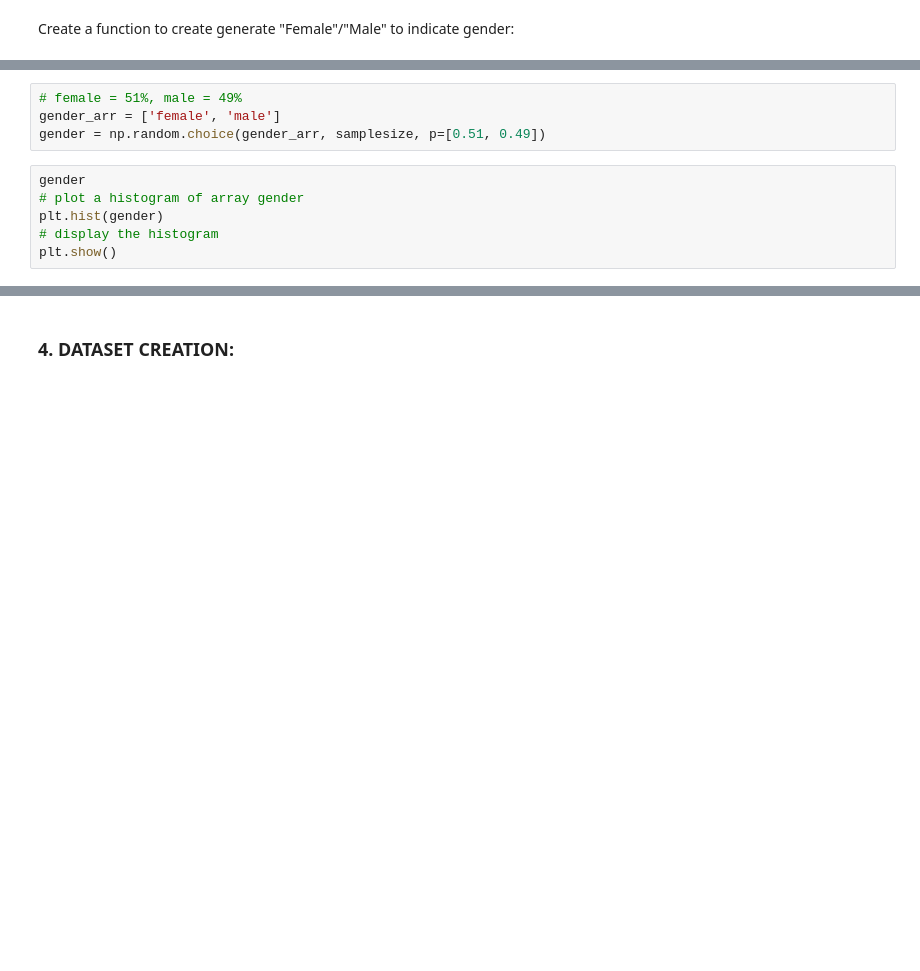
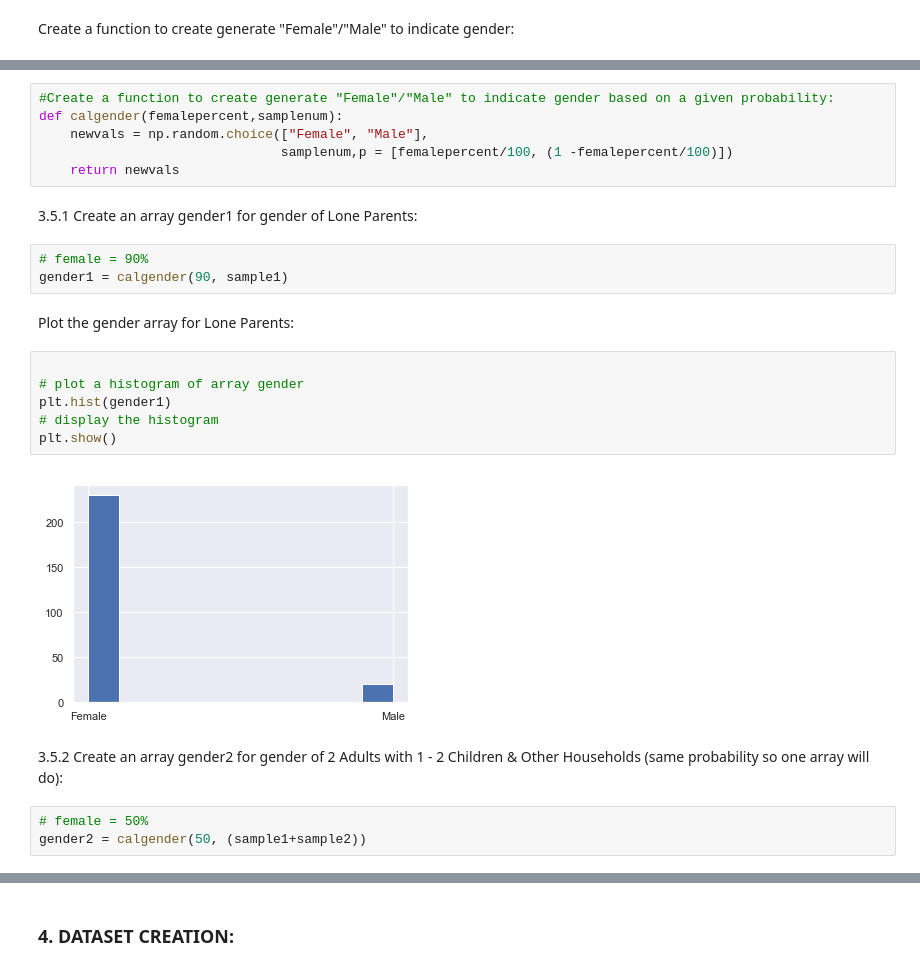
Before and after one commit to fionaoriordan/52465_19_project, a Jupyter notebook: 52465_19_project_dep1.ipynb, the cells around one changed output, grey strips where cells are left out. Cells and saved outputs as stored; diff of their text form; blank space fills up the shorter version.

Commit message:
Created gender function calgender and applied function to create gender array

```diff
--- a/52465_19_project_dep1.ipynb
+++ b/52465_19_project_dep1.ipynb
@@ -259,10 +224,26 @@ len(thirded)
-# %%
-# female = 51%, male = 49%
-gender_arr = ['female', 'male']
-gender = np.random.choice(gender_arr, samplesize, p=[0.51, 0.49])
+# %%
+#Create a function to create generate "Female"/"Male" to indicate gender based on a given probability:
+def calgender(femalepercent,samplenum):
+    newvals = np.random.choice(["Female", "Male"],
+                               samplenum,p = [femalepercent/100, (1 -femalepercent/100)])
+    return newvals
+# %% [markdown]
+3.5.1 Create an array gender1 for gender of Lone Parents:
+# %%
+# female = 90%
+gender1 = calgender(90, sample1)
+# %% [markdown]
+Plot the gender array for Lone Parents:
 # %%
-gender
+
 # plot a histogram of array gender
-plt.hist(gender)
+plt.hist(gender1)
 # display the histogram
 plt.show()
+# %% [output]
+[figure, added]
+# %% [markdown]
+3.5.2 Create an array gender2 for gender of 2 Adults with 1 - 2 Children & Other Households (same probability so one array will do):
+# %%
+# female = 50%
+gender2 = calgender(50, (sample1+sample2))
```
Also changed, not shown: parts of 9 cells of this notebook.
